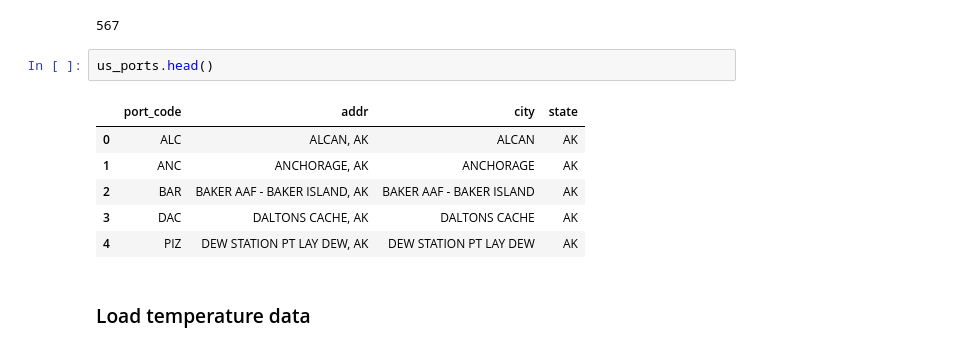
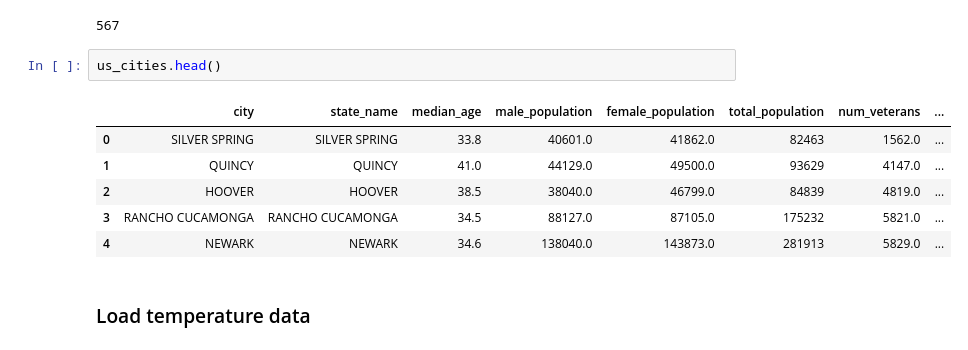
Before and after one commit to ganegoda/capstone, a Jupyter notebook: Capstone Project Immigration.ipynb, the cells around one changed output. Cells and saved outputs as stored; diff of their text form.

```diff
--- a/Capstone Project Immigration.ipynb
+++ b/Capstone Project Immigration.ipynb
@@ -259,14 +256,14 @@ len(us_cities.city.unique())
 # %% [output]
 567
 # %%
-us_ports.head()
+us_cities.head()
 # %% [output]
-|  | port_code | addr | city | state |
-| 0 | ALC | ALCAN, AK | ALCAN | AK |
-| 1 | ANC | ANCHORAGE, AK | ANCHORAGE | AK |
-| 2 | BAR | BAKER AAF - BAKER ISLAND, AK | BAKER AAF - BAKER ISLAND | AK |
-| 3 | DAC | DALTONS CACHE, AK | DALTONS CACHE | AK |
-| 4 | PIZ | DEW STATION PT LAY DEW, AK | DEW STATION PT LAY DEW | AK |
+|  | city | state_name | median_age | male_population | female_population | total_population | num_veterans | ... |
+| 0 | SILVER SPRING | SILVER SPRING | 33.8 | 40601.0 | 41862.0 | 82463 | 1562.0 | ... |
+| 1 | QUINCY | QUINCY | 41.0 | 44129.0 | 49500.0 | 93629 | 4147.0 | ... |
+| 2 | HOOVER | HOOVER | 38.5 | 38040.0 | 46799.0 | 84839 | 4819.0 | ... |
+| 3 | RANCHO CUCAMONGA | RANCHO CUCAMONGA | 34.5 | 88127.0 | 87105.0 | 175232 | 5821.0 | ... |
+| 4 | NEWARK | NEWARK | 34.6 | 138040.0 | 143873.0 | 281913 | 5829.0 | ... |
 # %% [markdown]
 ### Load temperature data
 # %%
```
Also changed, not shown: parts of 6 cells of this notebook, 4 other files.
